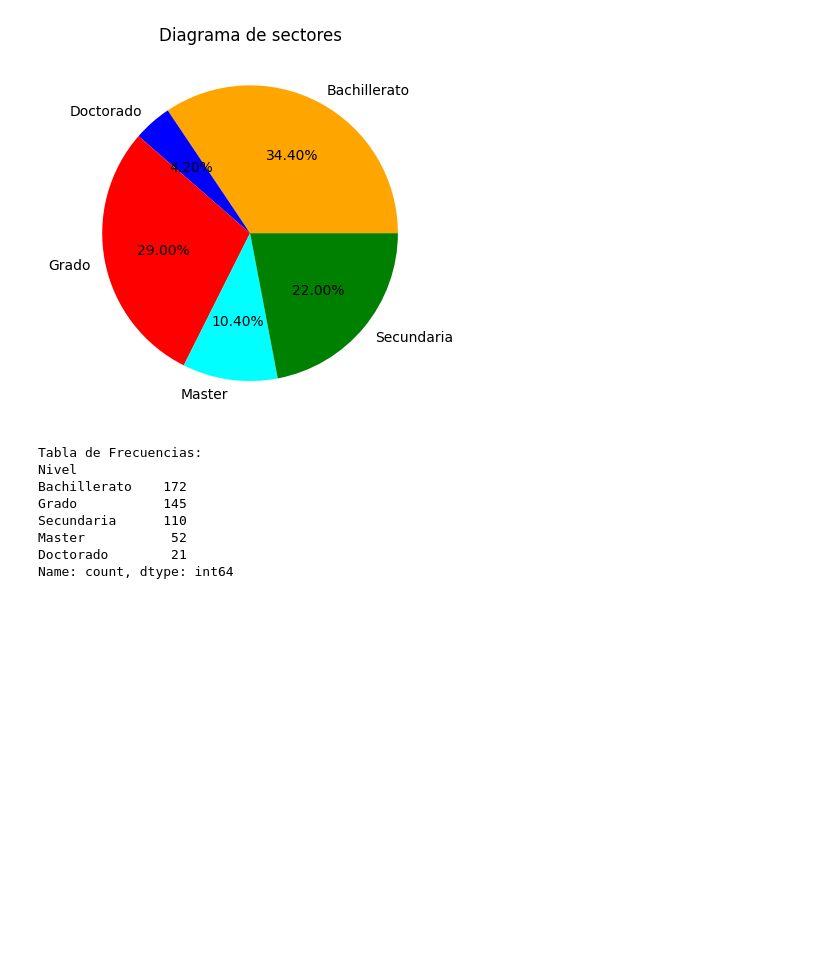
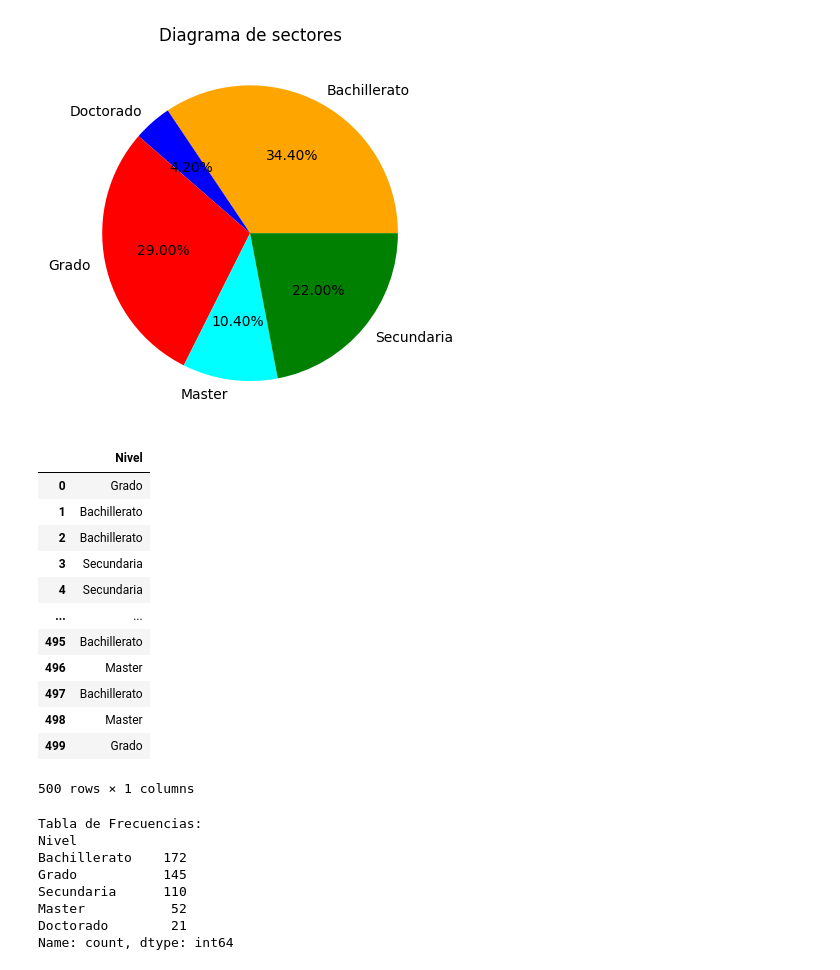
Before and after one commit to ndadri/Cuaderno_python2, a Jupyter notebook: variablesCualitativas.ipynb, the cells around one changed output. Saved outputs shown, nothing was run; the diff lists cells and outputs as text; code cells hidden in the pictures; blank space fills up the shorter version.

```diff
--- a/variablesCualitativas.ipynb
+++ b/variablesCualitativas.ipynb
@@ -62,6 +62,21 @@ plt.show()
 import pandas as pd
 import matplotlib.pyplot as plt
 # %%
-# 1. Creamos el DataFrame a partir de tu lista original 'nivel_estudios'
+# Creamos el DataFrame a partir de tu lista original 'nivel_estudios'
 df = pd.DataFrame(nivel_estudios, columns=['Nivel'])
+df
+# %% [output]
+|  | Nivel |
+| 0 | Grado |
+| 1 | Bachillerato |
+| 2 | Bachillerato |
+| 3 | Secundaria |
+| 4 | Secundaria |
+| ... | ... |
+| 495 | Bachillerato |
+| 496 | Master |
+| 497 | Bachillerato |
+| 498 | Master |
+| 499 | Grado |
+500 rows × 1 columns
 # %%
```
Also changed, not shown: parts of 2 cells of this notebook.
